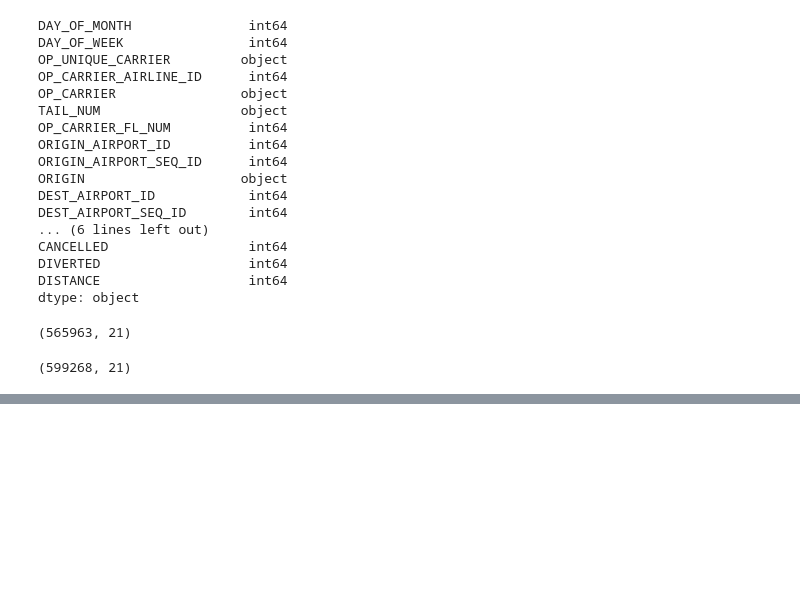
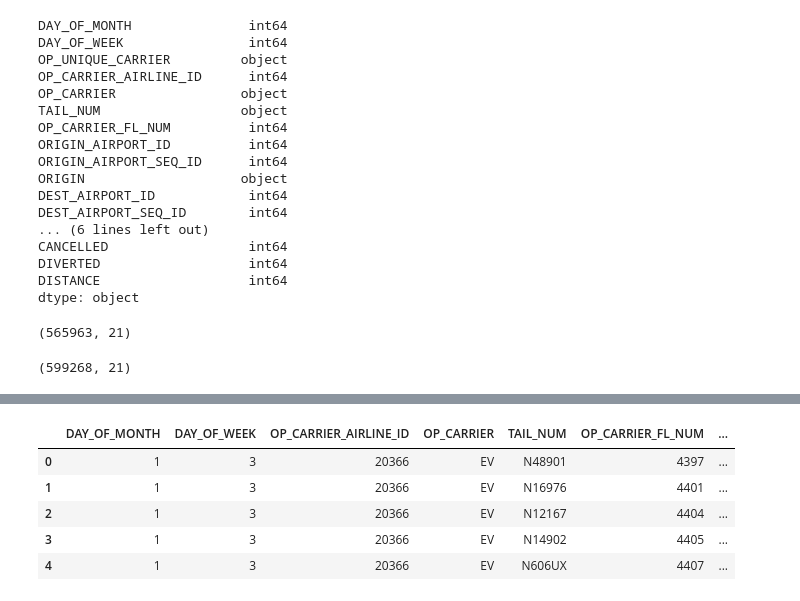
Before and after one commit to Duegan24/Final_Project, a Jupyter notebook: Database/Flights_Data.ipynb, the cells around one changed output, grey strips where cells are left out. Drawn from its saved outputs; the diff is of its cells as text; code cells hidden in the pictures; blank space fills up the shorter version.

```diff
--- a/Database/Flights_Data.ipynb
+++ b/Database/Flights_Data.ipynb
@@ -162,2 +180,10 @@ jan_20[jan_20.OP_UNIQUE_CARRIER==jan_20.OP_CARRIER].shape
 # %%
-# jan_20 = jan_20.drop('OP_UNIQUE_CARRIER', axis=1)
+jan_20_clean = jan_20.drop('OP_UNIQUE_CARRIER', axis=1)
+jan_20_clean.head()
+# %% [output]
+|  | DAY_OF_MONTH | DAY_OF_WEEK | OP_CARRIER_AIRLINE_ID | OP_CARRIER | TAIL_NUM | OP_CARRIER_FL_NUM | ... |
+| 0 | 1 | 3 | 20366 | EV | N48901 | 4397 | ... |
+| 1 | 1 | 3 | 20366 | EV | N16976 | 4401 | ... |
+| 2 | 1 | 3 | 20366 | EV | N12167 | 4404 | ... |
+| 3 | 1 | 3 | 20366 | EV | N14902 | 4405 | ... |
+| 4 | 1 | 3 | 20366 | EV | N606UX | 4407 | ... |
```
Also changed, not shown: parts of 4 cells of this notebook, 2 other files.
